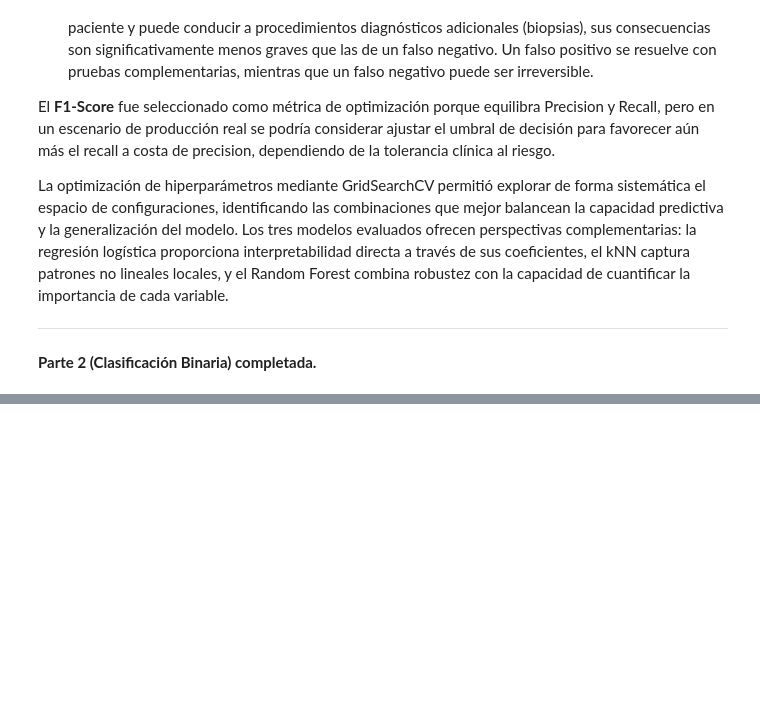
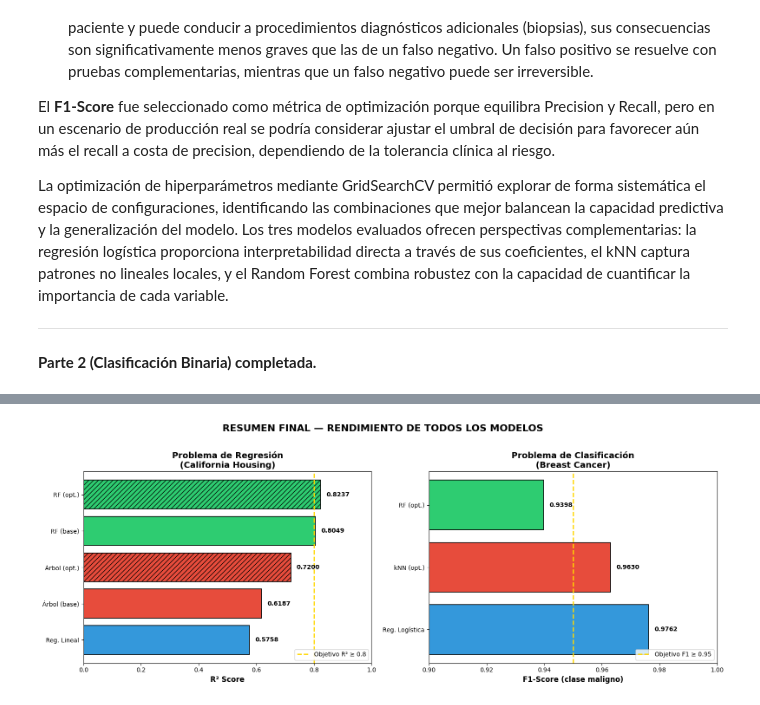
Before and after one commit to Fercho1118/Lab-Aprendizaje-Supervisado, a Jupyter notebook: Laboratorio_Aprendizaje_Supervisado.ipynb, the cells around one changed output, grey strips where cells are left out. Cells and saved outputs as stored; diff of their text form; code cells hidden in the pictures; blank space fills up the shorter version.

Commit message:
Implementacion de conclusiones del laboratorio

```diff
--- a/Laboratorio_Aprendizaje_Supervisado.ipynb
+++ b/Laboratorio_Aprendizaje_Supervisado.ipynb
@@ -2444,0 +2666,79 @@ La optimización de hiperparámetros mediante GridSearchCV permitió explorar de
+# %%
+# =============================================================================
+# VISUALIZACIÓN RESUMEN FINAL — COMPARACIÓN DE TODOS LOS MODELOS
+# =============================================================================
+
+import matplotlib.pyplot as plt
+import numpy as np
+
+fig, axes = plt.subplots(1, 2, figsize=(16, 6))
+
+# ============ REGRESIÓN ============
+ax1 = axes[0]
+modelos_reg = ['Reg. Lineal', 'Árbol (base)', 'Árbol (opt.)', 'RF (base)', 'RF (opt.)']
+r2_scores = [0.5758, 0.6187, 0.7200, 0.8049, 0.8237]
+colors_reg = ['#3498db', '#e74c3c', '#e74c3c', '#2ecc71', '#2ecc71']
+patterns = ['', '', '///', '', '///']
+
+bars1 = ax1.barh(modelos_reg, r2_scores, color=colors_reg, edgecolor='black', linewidth=1.2)
+for bar, pattern in zip(bars1, patterns):
+    if pattern:
+        bar.set_hatch(pattern)
+
+ax1.axvline(x=0.8, color='gold', linestyle='--', linewidth=2, label='Objetivo R² ≥ 0.8')
+ax1.set_xlabel('R² Score', fontsize=12, fontweight='bold')
+ax1.set_title('Problema de Regresión\n(California Housing)', fontsize=14, fontweight='bold')
+ax1.set_xlim(0, 1)
+
+for i, (bar, score) in enumerate(zip(bars1, r2_scores)):
+    ax1.text(score + 0.02, bar.get_y() + bar.get_height()/2, f'{score:.4f}',
+             va='center', fontsize=10, fontweight='bold')
+
+ax1.legend(loc='lower right')
+
+# ============ CLASIFICACIÓN ============
+ax2 = axes[1]
+modelos_clf = ['Reg. Logística', 'kNN (opt.)', 'RF (opt.)']
+f1_scores = [0.9762, 0.9630, 0.9398]
+colors_clf = ['#3498db', '#e74c3c', '#2ecc71']
+
+bars2 = ax2.barh(modelos_clf, f1_scores, color=colors_clf, edgecolor='black', linewidth=1.2)
+ax2.axvline(x=0.95, color='gold', linestyle='--', linewidth=2, label='Objetivo F1 ≥ 0.95')
+ax2.set_xlabel('F1-Score (clase maligno)', fontsize=12, fontweight='bold')
+ax2.set_title('Problema de Clasificación\n(Breast Cancer)', fontsize=14, fontweight='bold')
+ax2.set_xlim(0.9, 1)
+
+for bar, score in zip(bars2, f1_scores):
+    ax2.text(score + 0.002, bar.get_y() + bar.get_height()/2, f'{score:.4f}',
+             va='center', fontsize=10, fontweight='bold')
+
+ax2.legend(loc='lower right')
+
+plt.suptitle('RESUMEN FINAL — RENDIMIENTO DE TODOS LOS MODELOS', fontsize=16, fontweight='bold', y=1.02)
+plt.tight_layout()
+plt.show()
+
+# Imprimir conclusión final
+print("="*80)
+print("CONCLUSIÓN FINAL DEL LABORATORIO")
+print("="*80)
+print("""
+★ REGRESIÓN: Random Forest Optimizado es el mejor modelo
+  → R² = 0.8237 (explica 82.37% de la varianza)
+  → MAE = $31,057 de error promedio en predicción de precios
+  → Mejora del 43% en R² respecto a Regresión Lineal
+
+★ CLASIFICACIÓN: Regresión Logística es el mejor modelo
+  → F1-Score = 0.9762 (excelente balance precision/recall)
+  → Solo 1 falso negativo en 114 muestras de prueba
+  → Altamente interpretable para uso clínico
+
+★ APRENDIZAJES CLAVE:
+  1. La optimización de hiperparámetros mejora significativamente el rendimiento
+  2. Los modelos ensemble (Random Forest) ofrecen mejor rendimiento general
+  3. La elección de métricas debe reflejar el contexto del problema
+  4. El balance entre complejidad e interpretabilidad es crucial
+""")
+print("="*80)
+# %% [output]
+[figure, added]
```
Also changed, not shown: parts of 4 cells of this notebook.
